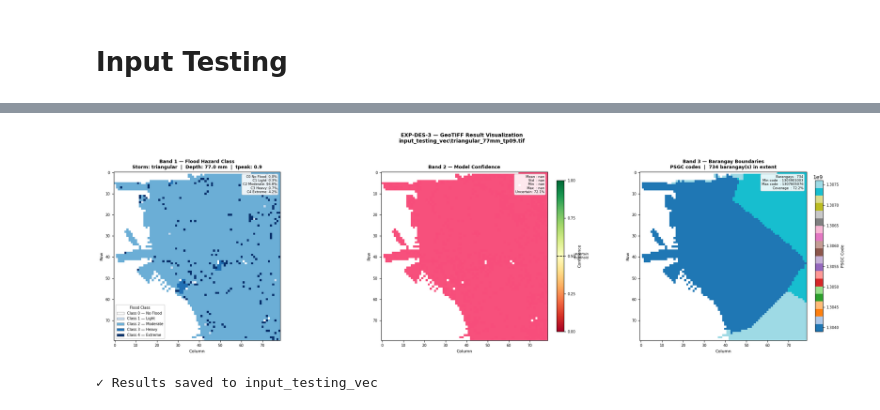
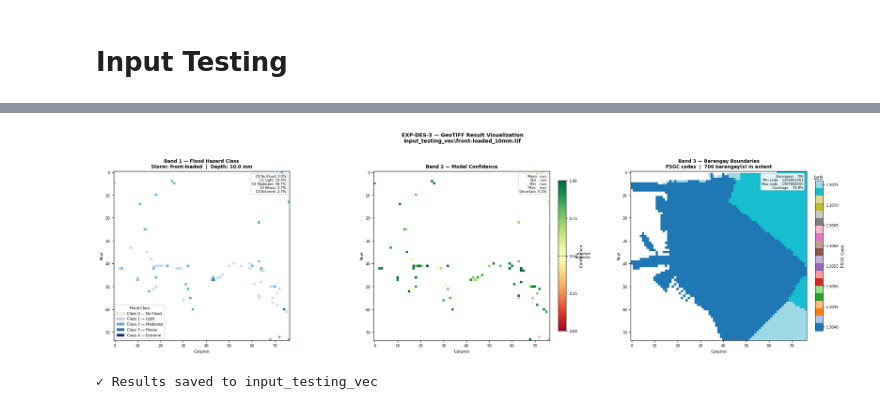
Before and after one commit to daluyanprojects/th3-experiments, a Jupyter notebook: input_testing_vec.ipynb, the cells around one changed output, grey strips where cells are left out. Drawn from its saved outputs; the diff is of its cells as text; code cells hidden in the pictures.

```diff
--- a/input_testing_vec.ipynb
+++ b/input_testing_vec.ipynb
@@ -1,12 +1,16 @@
 # %% [markdown]
 # Input Testing
 # %%
-import numpy as np, torch, matplotlib.pyplot as plt
-import matplotlib.patches as mpatches, matplotlib.colors as mcolors
+import numpy as np
+import torch
+import matplotlib.pyplot as plt
+import matplotlib.patches as mpatches
+import matplotlib.colors as mcolors
 import rasterio
+import json
+import os
 from rasterio.transform import Affine
 from pathlib import Path
-import os
 
 from config import TrainConfig, ModelConfig
 from model_config import make_model
@@ -16,13 +20,16 @@ from inference import run_inference
 cfg  = TrainConfig()
 mcfg = ModelConfig()
 PATCH_SIZE = mcfg.patch_size
+device = torch.device('cuda' if torch.cuda.is_available() else 'cpu')
 
 # ── Spatial data ──────────────────────────────────────────────────────────────
-data                 = np.load(cfg.output_dir / 'spatial_data.npz')
-X_full               = data['spatial']
+data = np.load(cfg.output_dir / 'spatial_data.npz')
+X_full = data['spatial']
 manila_patch_indices = data['manila_patch_indices']
-rain_min, rain_max   = float(data['rain_min'].item()), float(data['rain_max'].item())
-N_H, N_W             = int(data['n_h'].item()),        int(data['n_w'].item())
+rain_min = float(data['rain_min'].item())
+rain_max = float(data['rain_max'].item())
+N_H = int(data['n_h'].item())
+N_W = int(data['n_w'].item())
 
 # ── GeoTIFF transform ────────────────────────────────────────────────────────
 with rasterio.open('COP-30m-GMM/greater_mm_bbox_dem_cop.tif') as src:
@@ -30,45 +37,72 @@ with rasterio.open('COP-30m-GMM/greater_mm_bbox_dem_cop.tif') as src:
     dem_crs = src.crs
 dem_transform = Affine(t.a * PATCH_SIZE, 0, t.c, 0, t.e * PATCH_SIZE, t.f)
 
+
 # ── Model ─────────────────────────────────────────────────────────────────────
-device = torch.device('cuda' if torch.cuda.is_available() else 'cpu')
-model  = make_model(ModelConfig()).to(device)
+inference_config_path = cfg.output_dir / 'inference_config.json'
+with open(inference_config_path, 'r') as f:
+    inference_cfg = json.load(f)
 
-ckpt_files = sorted(cfg.output_dir.glob('fold_*/best_model.pt'))
-best_ckpt = max(ckpt_files, key=lambda f: torch.load(f, map_location='cpu', weights_only=False).get('best_monitor', -np.inf))
+model_cfg = ModelConfig(
+    in_channels=inference_cfg.get('in_channels'),
+    patch_size=inference_cfg.get('patch_size'),
+    num_classes=inference_cfg.get('num_classes'),
+    embed_dim=inference_cfg['embed_dim'],
+    num_heads=inference_cfg['num_heads'],
+    num_layers=inference_cfg['num_layers'],
+    mlp_ratio=inference_cfg['mlp_ratio'],
+    dropout=inference_cfg['dropout'],
+    learnable_pos_enc=inference_cfg.get('learnable_pos_enc', True),
+    rainfall_method=inference_cfg.get('rainfall_method', 'hybrid'),
+    num_timesteps=inference_cfg.get('num_timesteps', 13),
+    conditioning_dim=inference_cfg.get('conditioning_dim', 19),
+    rainfall_hidden=inference_cfg['rainfall_hidden'],
+)
+# Create model
+model = make_model(model_cfg).to(device)
+print(f"✓ Model created: {type(model).__name__}")
+print(f"  Total parameters: {sum(p.numel() for p in model.parameters()):,}")
 
+# Get best fold and checkpoint from inference config
+best_fold = inference_cfg['best_fold']
+checkpoint_dir = Path(inference_cfg['checkpoint_dir'])
+best_ckpt = checkpoint_dir / f'fold_{best_fold}' / 'best_model.pt'
 ckpt = torch.load(best_ckpt, map_location=device, weights_only=False)
 model.load_state_dict(ckpt['model_state_dict'])
 model.eval()
 
 # ── Inference engine ──────────────────────────────────────────────────────────
 engine = FloodInferenceEngine(
-    model       = model,
-    device      = device,
-    rain_min    = rain_min,
-    rain_max    = rain_max,
-    X_spatial   = X_full,
-    num_classes = cfg.num_classes,
-    batch_size  = cfg.batch_size,
-    manila_patch_indices = manila_patch_indices,
+    model               = model,
+    device              = device,
+    rain_min            = rain_min,
+    rain_max            = rain_max,
+    X_spatial           = X_full,
+    num_classes         = model_cfg.num_classes,
+    batch_size          = inference_cfg.get('batch_size'),
+    manila_patch_indices= manila_patch_indices,
+    inference_config_path=str(inference_config_path),
+    model_checkpoint_path=str(best_ckpt),
 )
+
 engine.dem_transform = dem_transform
-engine.dem_crs       = dem_crs
+engine.dem_crs = dem_crs
+
+print(f"✓ Inference engine initialized")
 
 repo_root = os.getcwd()
 mask_tif_path = os.path.join(repo_root, "manila_box_shape.tif")
 
-
 result = run_inference(
     engine       = engine,
-    storm_type   = 'triangular', # Can also be 'front-loaded', 'back-loaded', 'triangular'
-    depth_mm     = 77.0,
-    tpeak        = 0.9,
+    storm_type   = 'front-loaded',
+    depth_mm     = 10.0,
+    tpeak        = None,
     output_dir   = Path('./input_testing_vec'),
     N_H          = N_H,
     N_W          = N_W,
     has_barangay = True,
     geojson_path = 'manila_barangay_geojson.geojson',
-    mask_tif_path = mask_tif_path  # Apply manila masking
+    mask_tif_path= mask_tif_path,
 )
 # %% [output]
@@ -92,2 +126,2 @@ FLOOD INFERENCE ENGINE READY
-[figure, old version]
+[figure, new version]
 ✓ Results saved to input_testing_vec
```
Also changed, not shown: parts of 1 cell of this notebook, 34 other files.
